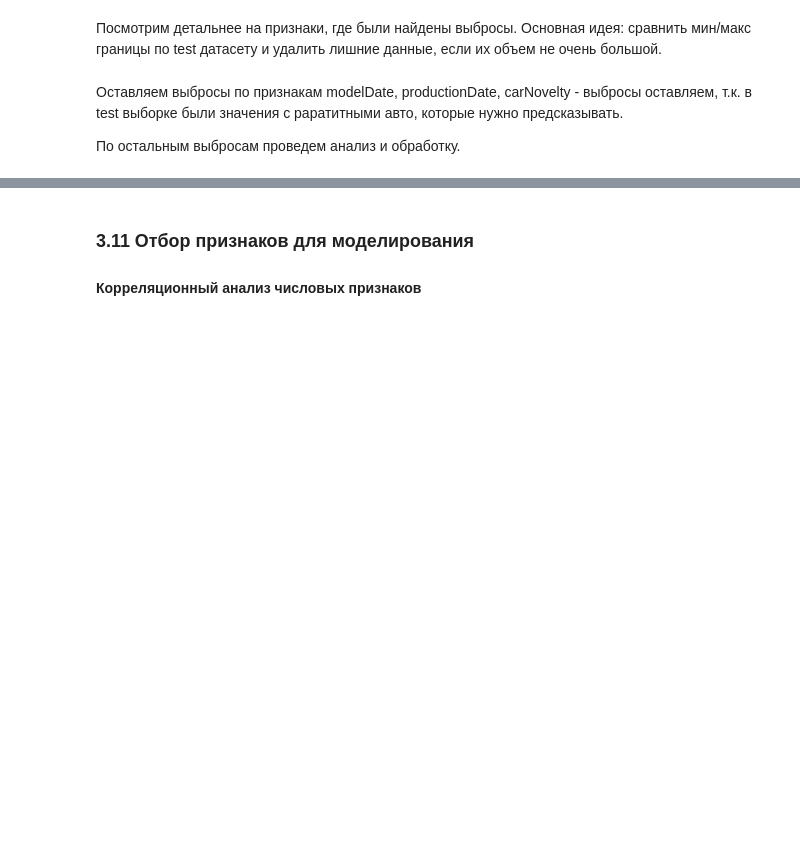
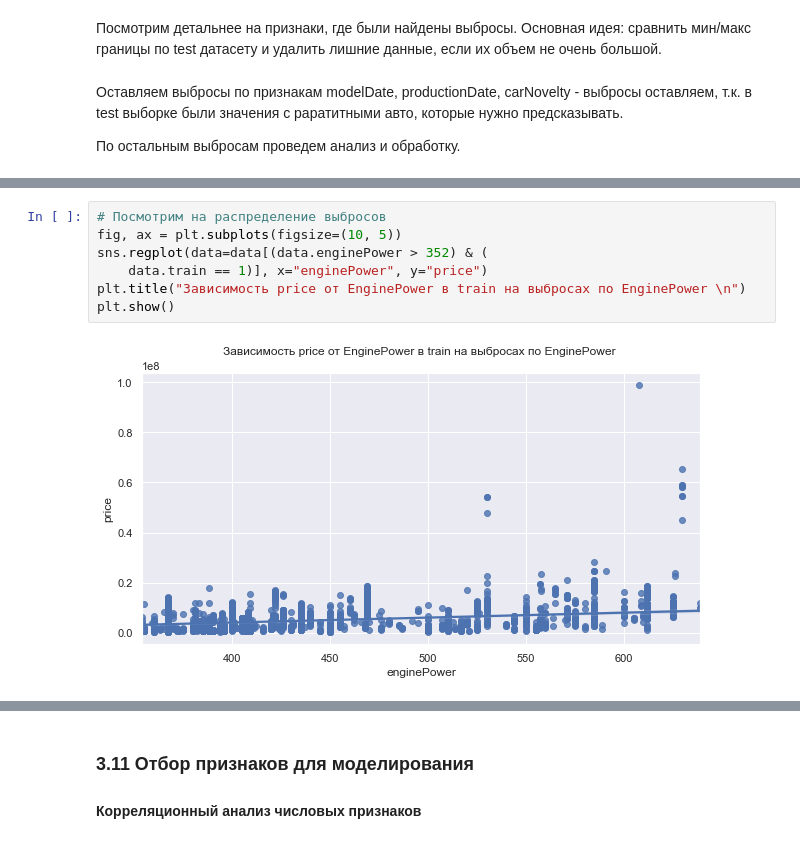
Before and after one commit to LudmilaGR/SF_DSPR_28_Gil, a Jupyter notebook: module_6/[SF-DST Car Price Prediction] Modelling DSPR-28 .ipynb, the cells around one changed output, grey strips where cells are left out. Saved outputs shown, nothing was run; the diff lists cells and outputs as text; blank space fills up the shorter version.

```diff
--- a/module_6/[SF-DST Car Price Prediction] Modelling DSPR-28 .ipynb
+++ b/module_6/[SF-DST Car Price Prediction] Modelling DSPR-28 .ipynb
@@ -2703,0 +2691,9 @@ IQR: 9.0,
+# %%
+# Посмотрим на распределение выбросов
+fig, ax = plt.subplots(figsize=(10, 5))
+sns.regplot(data=data[(data.enginePower > 352) & (
+    data.train == 1)], x="enginePower", y="price")
+plt.title("Зависимость price от EnginePower в train на выбросах по EnginePower \n")
+plt.show()
+# %% [output]
+[figure, added]
```
Also changed, not shown: parts of 120 cells of this notebook, 1 other file.
